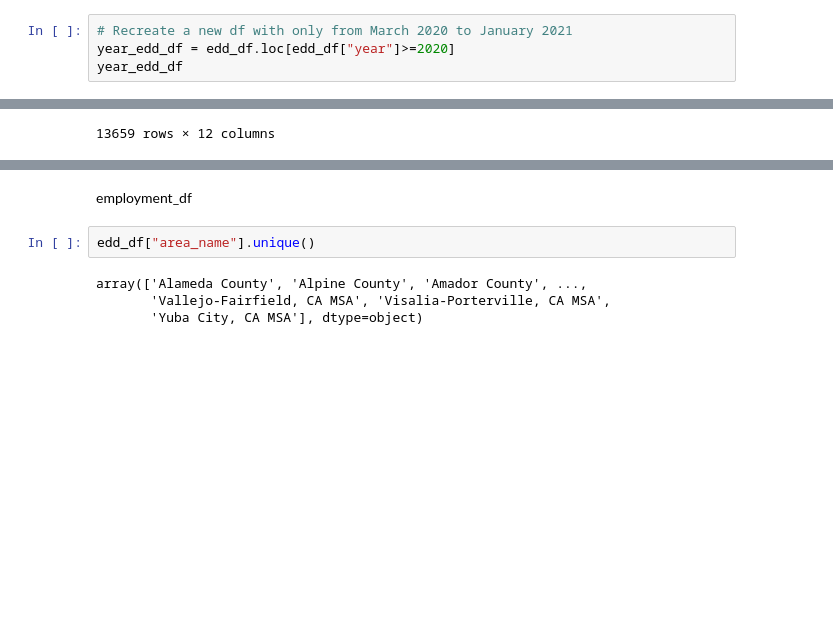
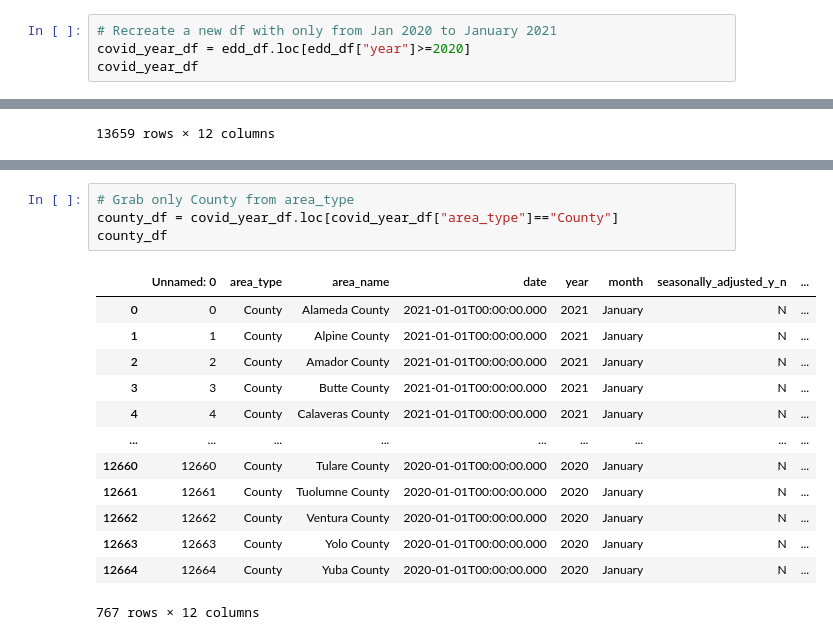
Before and after one commit to kfmatovic716/COVID19-CA-COUNTIES-DATA---ETL-Project, a Jupyter notebook: Transform/EDD_Cleaning.ipynb, the cells around one changed output, grey strips where cells are left out. Drawn from its saved outputs; the diff is of its cells as text; blank space fills up the shorter version.

```diff
--- a/Transform/EDD_Cleaning.ipynb
+++ b/Transform/EDD_Cleaning.ipynb
@@ -41,7 +34,7 @@ converted_date
 # %%
-# Recreate a new df with only from March 2020 to January 2021
-year_edd_df = edd_df.loc[edd_df["year"]>=2020]
-year_edd_df
+# Recreate a new df with only from Jan 2020 to January 2021
+covid_year_df = edd_df.loc[edd_df["year"]>=2020]
+covid_year_df
 # %% [output]
 |  | Unnamed: 0 | area_type | area_name | date | year | month | seasonally_adjusted_y_n | ... |
 | 0 | 0 | County | Alameda County | 2021-01-01T00:00:00.000 | 2021 | January | N | ... |
@@ -76,11 +55,21 @@ edd_df["area_type"].unique()
 # %% [output]
 array(['County', 'Metropolitan Area', 'State', 'Sub-County Place',
        'Metro Division', 'MSA'], dtype=object)
-# %% [markdown]
-employment_df
-# %%
-edd_df["area_name"].unique()
-# %% [output]
-array(['Alameda County', 'Alpine County', 'Amador County', ...,
-       'Vallejo-Fairfield, CA MSA', 'Visalia-Porterville, CA MSA',
-       'Yuba City, CA MSA'], dtype=object)
+# %%
+# Grab only County from area_type
+county_df = covid_year_df.loc[covid_year_df["area_type"]=="County"]
+county_df
+# %% [output]
+|  | Unnamed: 0 | area_type | area_name | date | year | month | seasonally_adjusted_y_n | ... |
+| 0 | 0 | County | Alameda County | 2021-01-01T00:00:00.000 | 2021 | January | N | ... |
+| 1 | 1 | County | Alpine County | 2021-01-01T00:00:00.000 | 2021 | January | N | ... |
+| 2 | 2 | County | Amador County | 2021-01-01T00:00:00.000 | 2021 | January | N | ... |
+| 3 | 3 | County | Butte County | 2021-01-01T00:00:00.000 | 2021 | January | N | ... |
+| 4 | 4 | County | Calaveras County | 2021-01-01T00:00:00.000 | 2021 | January | N | ... |
+| ... | ... | ... | ... | ... | ... | ... | ... | ... |
+| 12660 | 12660 | County | Tulare County | 2020-01-01T00:00:00.000 | 2020 | January | N | ... |
+| 12661 | 12661 | County | Tuolumne County | 2020-01-01T00:00:00.000 | 2020 | January | N | ... |
+| 12662 | 12662 | County | Ventura County | 2020-01-01T00:00:00.000 | 2020 | January | N | ... |
+| 12663 | 12663 | County | Yolo County | 2020-01-01T00:00:00.000 | 2020 | January | N | ... |
+| 12664 | 12664 | County | Yuba County | 2020-01-01T00:00:00.000 | 2020 | January | N | ... |
+767 rows × 12 columns
```
Also changed, not shown: parts of 12 cells of this notebook, 4 other files.
